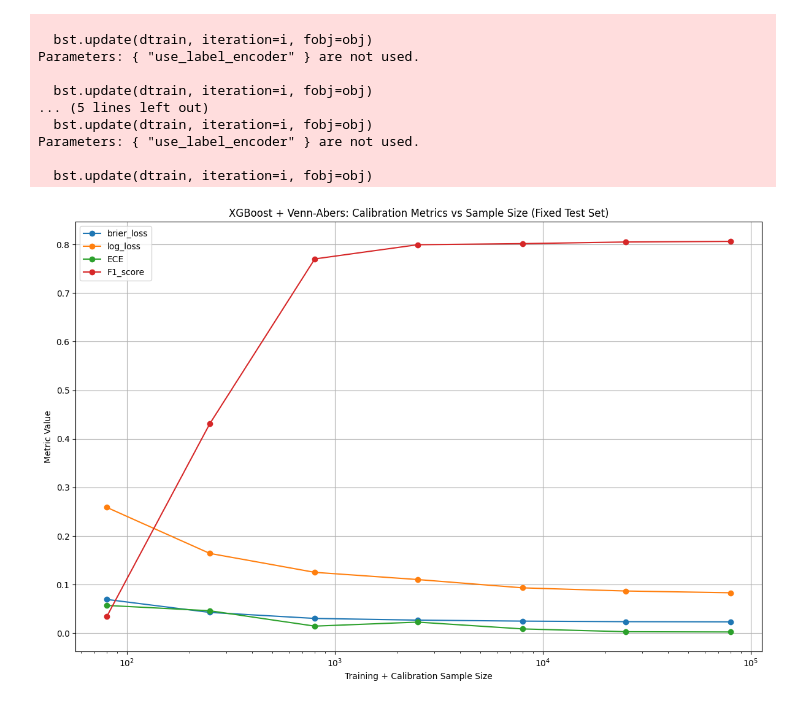
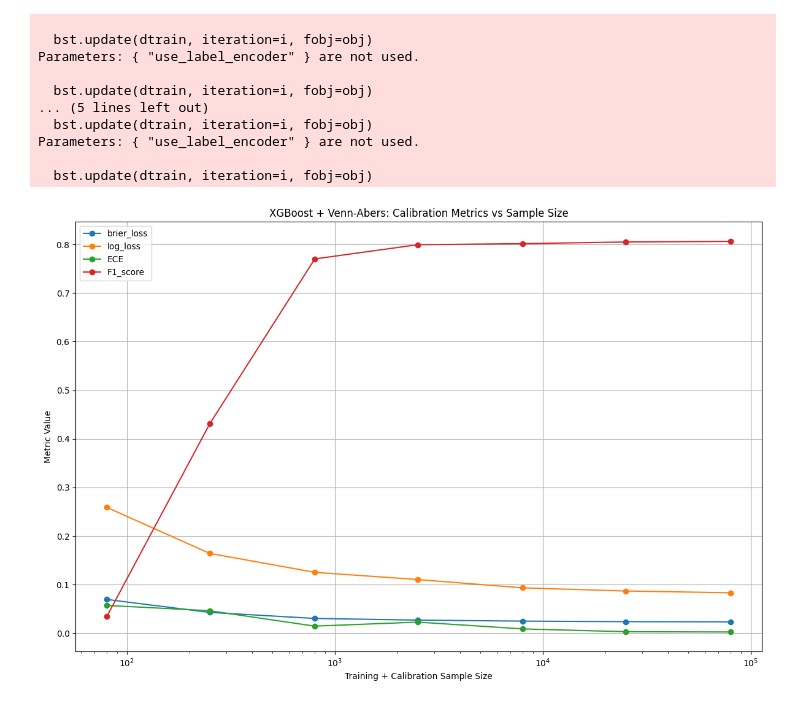
Before and after one commit to cmyguel/tru_ml_probability_calibration, a Jupyter notebook: Machine-Learning Project.ipynb, the cells around one changed output. Drawn from its saved outputs; the diff is of its cells as text; code cells hidden in the pictures.

Commit message:
small title fix

```diff
--- a/Machine-Learning Project.ipynb
+++ b/Machine-Learning Project.ipynb
@@ -642,17 +642,17 @@ Parameters: { "use_label_encoder" } are not used.
 # %%
 df_va_sample = pd.DataFrame(results_va_sample_size)
 
 plt.figure(figsize=(12, 8))
 for metric in ['brier_loss', 'log_loss', 'ECE', 'F1_score']:
     plt.plot(df_va_sample['sample_size'], df_va_sample[metric], marker='o', label=metric)
 
 plt.xlabel("Training + Calibration Sample Size")
 plt.ylabel("Metric Value")
-plt.title("XGBoost + Venn-Abers: Calibration Metrics vs Sample Size (Fixed Test Set)")
+plt.title("XGBoost + Venn-Abers: Calibration Metrics vs Sample Size")
 plt.legend()
 plt.grid(True)
 plt.xscale("log")
 plt.tight_layout()
 plt.show()
 # %% [output]
-[figure, old version]
+[figure, new version]
```
